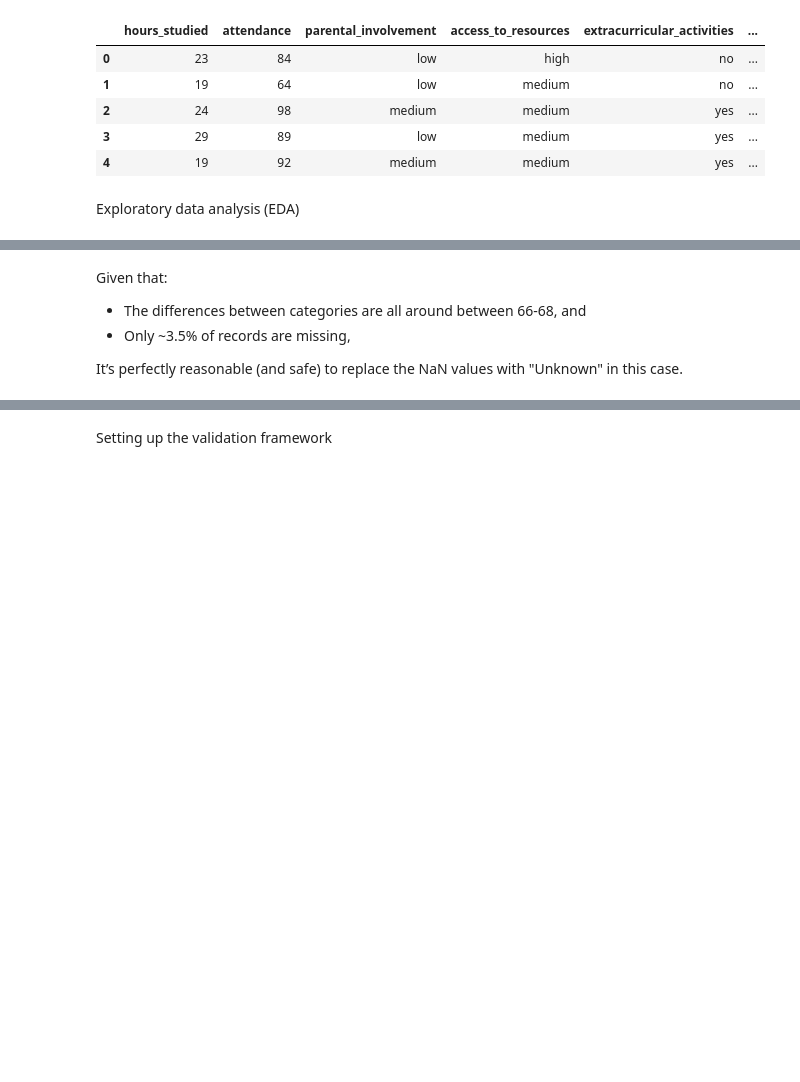
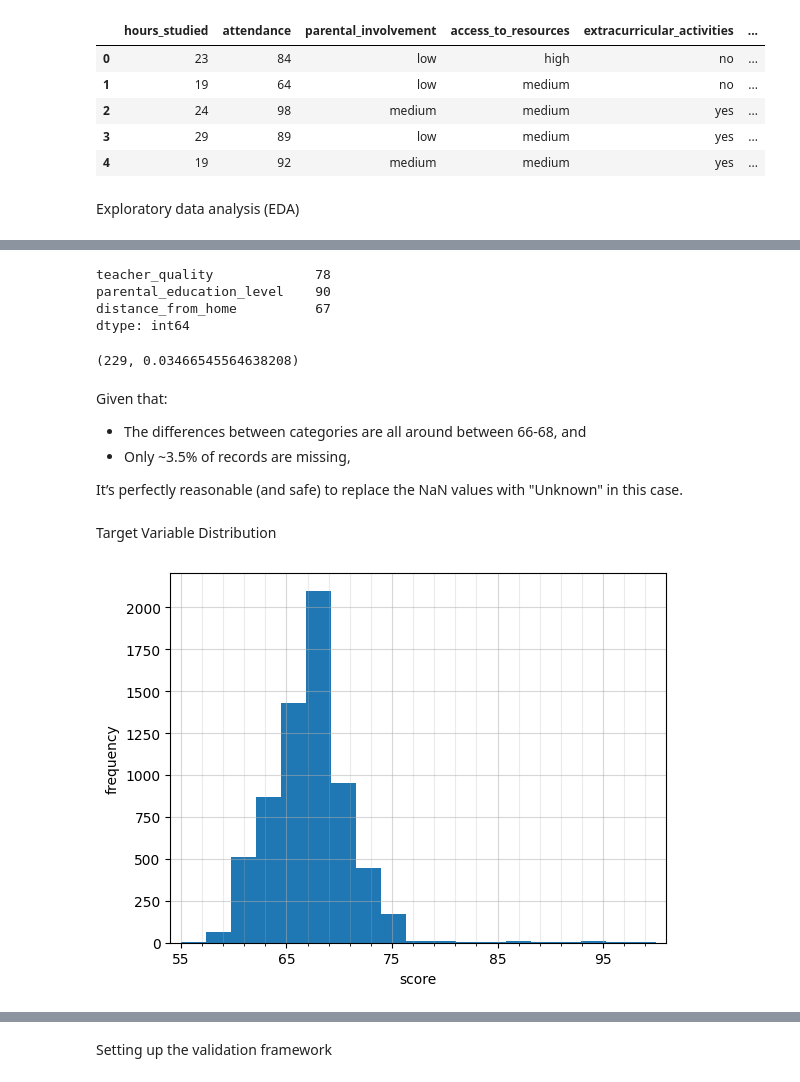
Before and after one commit to alexispdDev/student-performance-prediction, a Jupyter notebook: src/student_performance_prediction/main.ipynb, the cells around one changed output, grey strips where cells are left out. Cells and saved outputs as stored; diff of their text form; code cells hidden in the pictures; blank space fills up the shorter version.

```diff
--- a/src/student_performance_prediction/main.ipynb
+++ b/src/student_performance_prediction/main.ipynb
@@ -104,0 +84,3 @@ Name: exam_score, dtype: float64
+# %%
+# Drop the row with exam score 101 (100 is max according to data description.)
+df = df[df['exam_score'] <= 100]
@@ -105,3 +110,17 @@ Name: exam_score, dtype: float64
+# %%
+# Columns with NaN values
+df.isna().sum()[df.isna().sum() > 0]
+# %% [output]
+teacher_quality             78
+parental_education_level    90
+distance_from_home          67
+dtype: int64
+# %%
+# Size and % of records with NaN data
+nan_records = int(((df['teacher_quality'].isna()) | (df['parental_education_level'].isna()) | (df['distance_from_home'].isna())).sum())
+nan_records, nan_records/len(df)
+# %% [output]
+(229, 0.03466545564638208)
 # %% [markdown]
 Given that:
 
@@ -110,5 +129,32 @@ Given that:
 
 It’s perfectly reasonable (and safe) to replace the NaN values with "Unknown" in this case.
 # %%
-# Replace NaN with "Unknown"
-df = df.fillna('Unknown')
+# Replace NaN with "unknown"
+df = df.fillna('unknown')
+# %% [markdown]
+Target Variable Distribution
+# %%
+# Distribution of exam_score
+major_ticks = range(55,101, 10)
+minor_ticks = range(55,101, 2)
+
+plt.hist(df['exam_score'], bins=19)
+
+plt.xlabel('score')
+plt.ylabel('frequency')
+
+plt.xlim(54,101)
+
+plt.xticks(major_ticks)
+plt.xticks(minor_ticks, minor=True)
+
+# And a corresponding grid
+plt.grid(which='both')
+
+# Or if you want different settings for the grids:
+plt.grid(which='minor', alpha=0.25)
+plt.grid(which='major', alpha=0.5)
+
+plt.show()
+# %% [output]
+[figure, new version]
```
Also changed, not shown: parts of 82 cells of this notebook.
